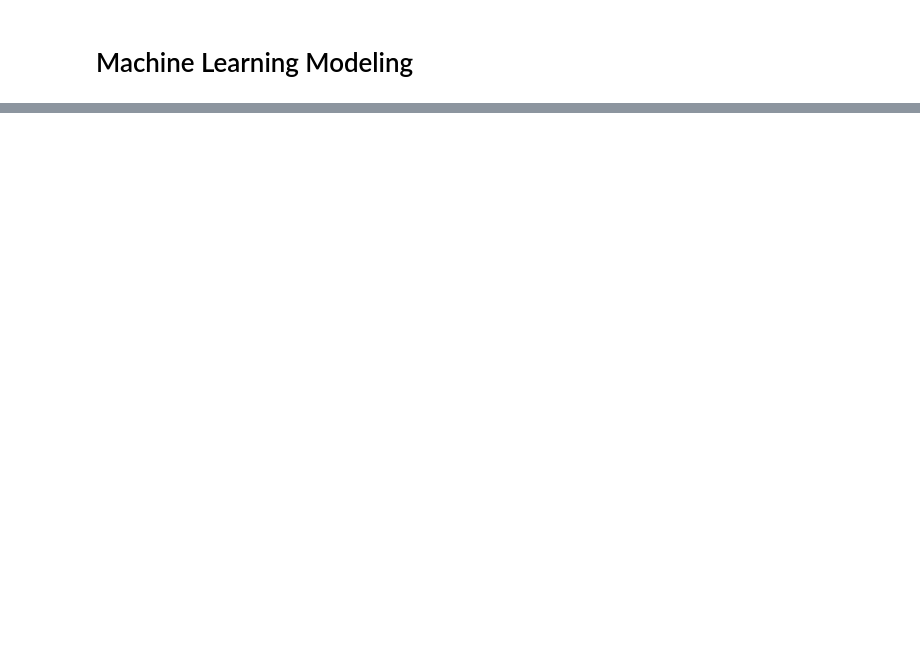
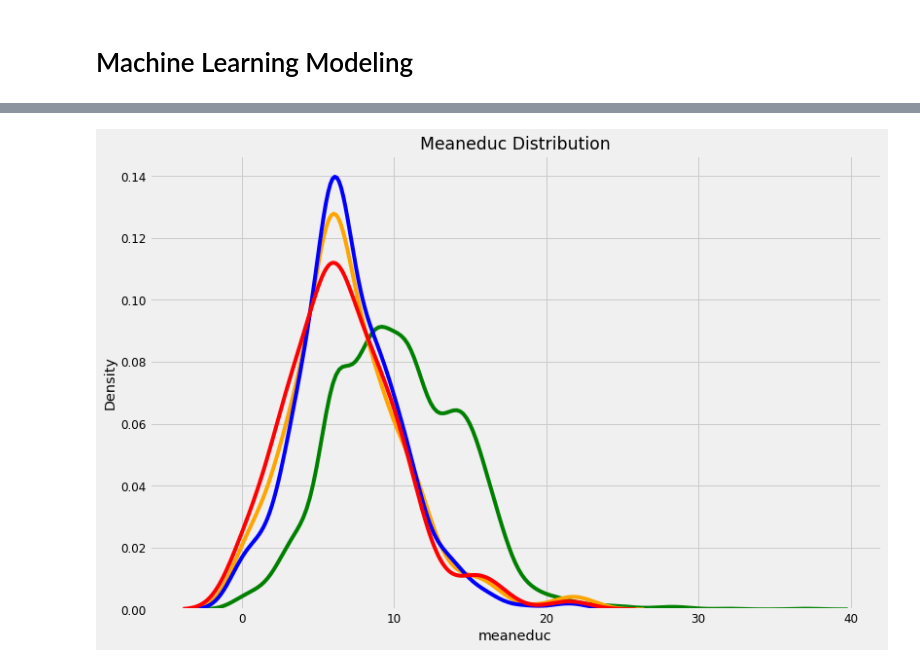
Before and after one commit to eeuunnjjiii/kagglestudy, a Jupyter notebook: Costa-rican/[1st_kernel]_A_Complete_Introduction_and_Walkthrough.ipynb, the cells around one changed output, grey strips where cells are left out. Cells and saved outputs as stored; diff of their text form; code cells hidden in the pictures; blank space fills up the shorter version.

```diff
--- a/Costa-rican/[1st_kernel]_A_Complete_Introduction_and_Walkthrough.ipynb
+++ b/Costa-rican/[1st_kernel]_A_Complete_Introduction_and_Walkthrough.ipynb
@@ -1124,0 +1236,21 @@ final.groupby('female-head')['meaneduc'].agg(['mean', 'count'])
+# %%
+def kde_target(df, variable):
+  """Plots the distribution of 'variable' in 'df' colored by the 'Target' column"""
+
+  colors = {1:'red', 2:'orange', 3:'blue', 4:'green'}
+
+  plt.figure(figsize=(12, 8))
+  df = df[df['Target'].notnull()]
+
+  for level in df['Target'].unique():
+    subset = df[df['Target'] == level].copy()
+    sns.kdeplot(subset[variable].dropna(), label=f'Poverty Level:{level}',
+                color = colors[int(subset['Target'].unique())])
+
+  plt.xlabel(variable)
+  plt.ylabel('Density')
+  plt.title('{} Distribution'.format(variable.capitalize()));
+# %%
+kde_target(final, 'meaneduc')
+# %% [output]
+[figure, added]
```
Also changed, not shown: parts of 54 cells of this notebook.
